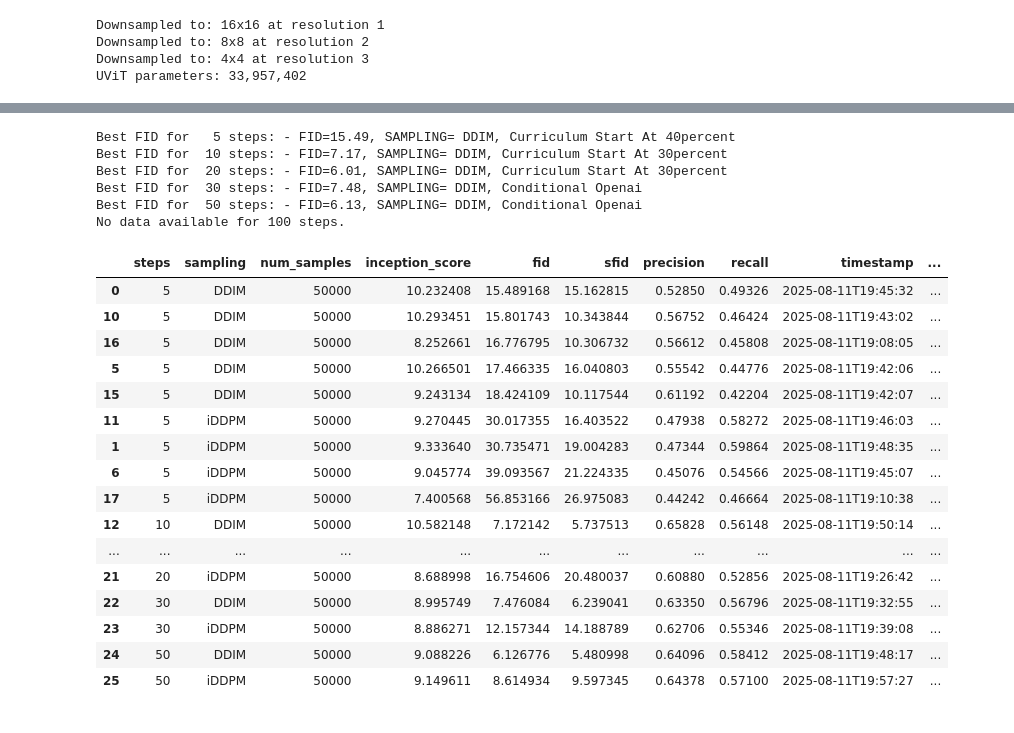
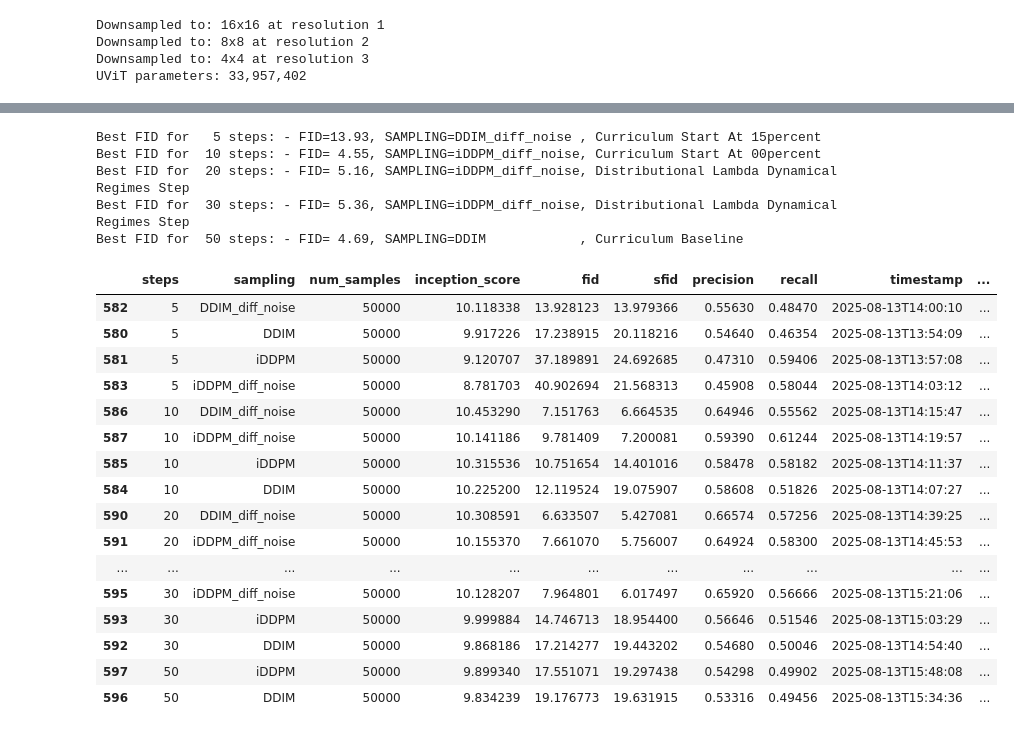
Before and after one commit to tommymarto/guided-diffusion, a Jupyter notebook: scripts_extra/main.ipynb, the cells around one changed output, grey strips where cells are left out. Saved outputs shown, nothing was run; the diff lists cells and outputs as text; code cells hidden in the pictures.

```diff
--- a/scripts_extra/main.ipynb
+++ b/scripts_extra/main.ipynb
@@ -2344,11 +2344,11 @@ def get_display_name_from_exp_name(exp_name: str) -> str:
             if parts[i] == "cond":
                 parts[i] = "Conditional"
             elif parts[i] == "dynamical":
-                parts[i] = "DynamicalRegimes"
+                parts[i] = "Dynamical Regimes"
             else:
                 parts[i] = parts[i].capitalize()
             new_parts.append(parts[i])
-    return ' '.join(part.capitalize() for part in new_parts)
+    return ' '.join(part for part in new_parts)
 
 
 base_dir = "/ceph/scratch/martorellat/guided_diffusion/"
@@ -2371,9 +2371,9 @@ for samples_dir in result_files:
 
         # Filter data based on provided parameters
         filtered_df = df[
-            (df['steps'].isin([5, 10, 20, 30, 50, 100])) &
+            (df['steps'].isin([5, 10, 20, 30, 50])) &
             # (df['cfg'].isin(args.cfg_scales)) &
-            (df['sampling'].isin(["DDIM", "iDDPM"])) &
+            (df['sampling'].isin(["DDIM", "iDDPM", "DDIM_diff_noise", "iDDPM_diff_noise"])) &
             (df['num_samples'] == 50000)  # Assuming 50000 samples for FID
         ]
 
@@ -2382,8 +2382,8 @@ for samples_dir in result_files:
             subset=['steps', 'sampling'], keep='last'
         )
 
-        # discard entries with a timestamp before 11th August 2025 at 16:00:00 UTC
-        filtered_df = filtered_df[filtered_df['timestamp'] >= '2025-08-11T18:50:00']
+        # discard entries with a timestamp before 11th August 2025 at 20:25:00 UTC
+        filtered_df = filtered_df[filtered_df['timestamp'] >= '2025-08-11T20:25:00']
 
         # Append to cumulative DataFrame
         filtered_df['full_exp_name'] = exp_name
@@ -2410,42 +2410,45 @@ Processing samples directory: /ceph/scratch/martorellat/guided_diffusion/curricu
 Processing samples directory: /ceph/scratch/martorellat/guided_diffusion/curriculum/samples_curriculum_start_at_60percent/results.csv for experiment: samples_curriculum_start_at_60percent
 Processing samples directory: /ceph/scratch/martorellat/guided_diffusion//samples_cifar10_cond_openai/results.csv for experiment: samples_cifar10_cond_openai
 # %%
-cumulative_df[cumulative_df["steps"] == 100].sort_values("fid")
+# cumulative_df[cumulative_df["steps"] == 100].sort_values("fid")
 
-for i in [5, 10, 20, 30, 50, 100]:
+for i in [5, 10, 20, 30, 50]:
     # print name of best fid
-    best_fid_df = cumulative_df[cumulative_df["steps"] == i].sort_values("fid")
+    # best_fid_df = cumulative_df[(cumulative_df["steps"] == i) & (cumulative_df["sampling"] == "DDIM_diff_noise")].sort_values("fid")
+    best_fid_df = cumulative_df[(cumulative_df["steps"] == i)].sort_values("fid")
     if best_fid_df.empty:
         print(f"No data available for {i} steps.")
         continue
     best_fid_row = best_fid_df.iloc[0]
-    print(f"Best FID for {i:3d} steps: - FID={best_fid_row['fid']:2.2f}, SAMPLING={best_fid_row['sampling']:>5s}, {best_fid_row['exp_name']}")
+    print(f"Best FID for {i:3d} steps: - FID={best_fid_row['fid']:5.2f}, SAMPLING={best_fid_row['sampling']:16s}, {best_fid_row['exp_name']}")
 
 # cumulative_df[cumulative_df["steps"] == 5].sort_values("inception_score", ascending=False)
 # %% [output]
-Best FID for   5 steps: - FID=15.49, SAMPLING= DDIM, Curriculum Start At 40percent
-Best FID for  10 steps: - FID=7.17, SAMPLING= DDIM, Curriculum Start At 30percent
-Best FID for  20 steps: - FID=6.01, SAMPLING= DDIM, Curriculum Start At 30percent
-Best FID for  30 steps: - FID=7.48, SAMPLING= DDIM, Conditional Openai
-Best FID for  50 steps: - FID=6.13, SAMPLING= DDIM, Conditional Openai
-No data available for 100 steps.
+Best FID for   5 steps: - FID=13.93, SAMPLING=DDIM_diff_noise , Curriculum Start At 15percent
+Best FID for  10 steps: - FID= 4.55, SAMPLING=iDDPM_diff_noise, Curriculum Start At 00percent
+Best FID for  20 steps: - FID= 5.16, SAMPLING=iDDPM_diff_noise, Distributional Lambda Dynamical Regimes Step
+Best FID for  30 steps: - FID= 5.36, SAMPLING=iDDPM_diff_noise, Distributional Lambda Dynamical Regimes Step
+Best FID for  50 steps: - FID= 4.69, SAMPLING=DDIM            , Curriculum Baseline
 # %%
-cumulative_df[cumulative_df["steps"] < 1000].sort_values(["steps", "fid"], ascending=True)
+from IPython.display import display
+display(cumulative_df[cumulative_df["exp_name"] == "Curriculum Start At 15percent"].sort_values(["steps", "fid"], ascending=True))
+# display(cumulative_df[cumulative_df["exp_name"] == "Curriculum Start At 20percent"].sort_values(["steps", "fid"], ascending=True))
+# display(cumulative_df[(cumulative_df["steps"] == 10) & (cumulative_df["sampling"].isin(["DDIM_diff_noise"]))].sort_values("fid", ascending=True).drop_duplicates(subset=['exp_name'], keep='first'))
 # %% [output]
 |  | steps | sampling | num_samples | inception_score | fid | sfid | precision | recall | timestamp | ... |
-| 0 | 5 | DDIM | 50000 | 10.232408 | 15.489168 | 15.162815 | 0.52850 | 0.49326 | 2025-08-11T19:45:32 | ... |
-| 10 | 5 | DDIM | 50000 | 10.293451 | 15.801743 | 10.343844 | 0.56752 | 0.46424 | 2025-08-11T19:43:02 | ... |
-| 16 | 5 | DDIM | 50000 | 8.252661 | 16.776795 | 10.306732 | 0.56612 | 0.45808 | 2025-08-11T19:08:05 | ... |
-| 5 | 5 | DDIM | 50000 | 10.266501 | 17.466335 | 16.040803 | 0.55542 | 0.44776 | 2025-08-11T19:42:06 | ... |
-| 15 | 5 | DDIM | 50000 | 9.243134 | 18.424109 | 10.117544 | 0.61192 | 0.42204 | 2025-08-11T19:42:07 | ... |
-| 11 | 5 | iDDPM | 50000 | 9.270445 | 30.017355 | 16.403522 | 0.47938 | 0.58272 | 2025-08-11T19:46:03 | ... |
-| 1 | 5 | iDDPM | 50000 | 9.333640 | 30.735471 | 19.004283 | 0.47344 | 0.59864 | 2025-08-11T19:48:35 | ... |
-| 6 | 5 | iDDPM | 50000 | 9.045774 | 39.093567 | 21.224335 | 0.45076 | 0.54566 | 2025-08-11T19:45:07 | ... |
-| 17 | 5 | iDDPM | 50000 | 7.400568 | 56.853166 | 26.975083 | 0.44242 | 0.46664 | 2025-08-11T19:10:38 | ... |
-| 12 | 10 | DDIM | 50000 | 10.582148 | 7.172142 | 5.737513 | 0.65828 | 0.56148 | 2025-08-11T19:50:14 | ... |
+| 582 | 5 | DDIM_diff_noise | 50000 | 10.118338 | 13.928123 | 13.979366 | 0.55630 | 0.48470 | 2025-08-13T14:00:10 | ... |
+| 580 | 5 | DDIM | 50000 | 9.917226 | 17.238915 | 20.118216 | 0.54640 | 0.46354 | 2025-08-13T13:54:09 | ... |
+| 581 | 5 | iDDPM | 50000 | 9.120707 | 37.189891 | 24.692685 | 0.47310 | 0.59406 | 2025-08-13T13:57:08 | ... |
+| 583 | 5 | iDDPM_diff_noise | 50000 | 8.781703 | 40.902694 | 21.568313 | 0.45908 | 0.58044 | 2025-08-13T14:03:12 | ... |
+| 586 | 10 | DDIM_diff_noise | 50000 | 10.453290 | 7.151763 | 6.664535 | 0.64946 | 0.55562 | 2025-08-13T14:15:47 | ... |
+| 587 | 10 | iDDPM_diff_noise | 50000 | 10.141186 | 9.781409 | 7.200081 | 0.59390 | 0.61244 | 2025-08-13T14:19:57 | ... |
+| 585 | 10 | iDDPM | 50000 | 10.315536 | 10.751654 | 14.401016 | 0.58478 | 0.58182 | 2025-08-13T14:11:37 | ... |
+| 584 | 10 | DDIM | 50000 | 10.225200 | 12.119524 | 19.075907 | 0.58608 | 0.51826 | 2025-08-13T14:07:27 | ... |
+| 590 | 20 | DDIM_diff_noise | 50000 | 10.308591 | 6.633507 | 5.427081 | 0.66574 | 0.57256 | 2025-08-13T14:39:25 | ... |
+| 591 | 20 | iDDPM_diff_noise | 50000 | 10.155370 | 7.661070 | 5.756007 | 0.64924 | 0.58300 | 2025-08-13T14:45:53 | ... |
 | ... | ... | ... | ... | ... | ... | ... | ... | ... | ... | ... |
-| 21 | 20 | iDDPM | 50000 | 8.688998 | 16.754606 | 20.480037 | 0.60880 | 0.52856 | 2025-08-11T19:26:42 | ... |
-| 22 | 30 | DDIM | 50000 | 8.995749 | 7.476084 | 6.239041 | 0.63350 | 0.56796 | 2025-08-11T19:32:55 | ... |
-| 23 | 30 | iDDPM | 50000 | 8.886271 | 12.157344 | 14.188789 | 0.62706 | 0.55346 | 2025-08-11T19:39:08 | ... |
-| 24 | 50 | DDIM | 50000 | 9.088226 | 6.126776 | 5.480998 | 0.64096 | 0.58412 | 2025-08-11T19:48:17 | ... |
-| 25 | 50 | iDDPM | 50000 | 9.149611 | 8.614934 | 9.597345 | 0.64378 | 0.57100 | 2025-08-11T19:57:27 | ... |
+| 595 | 30 | iDDPM_diff_noise | 50000 | 10.128207 | 7.964801 | 6.017497 | 0.65920 | 0.56666 | 2025-08-13T15:21:06 | ... |
+| 593 | 30 | iDDPM | 50000 | 9.999884 | 14.746713 | 18.954400 | 0.56646 | 0.51546 | 2025-08-13T15:03:29 | ... |
+| 592 | 30 | DDIM | 50000 | 9.868186 | 17.214277 | 19.443202 | 0.54680 | 0.50046 | 2025-08-13T14:54:40 | ... |
+| 597 | 50 | iDDPM | 50000 | 9.899340 | 17.551071 | 19.297438 | 0.54298 | 0.49902 | 2025-08-13T15:48:08 | ... |
+| 596 | 50 | DDIM | 50000 | 9.834239 | 19.176773 | 19.631915 | 0.53316 | 0.49456 | 2025-08-13T15:34:36 | ... |
```
Also changed, not shown: parts of 4 cells of this notebook, 21 other files.
